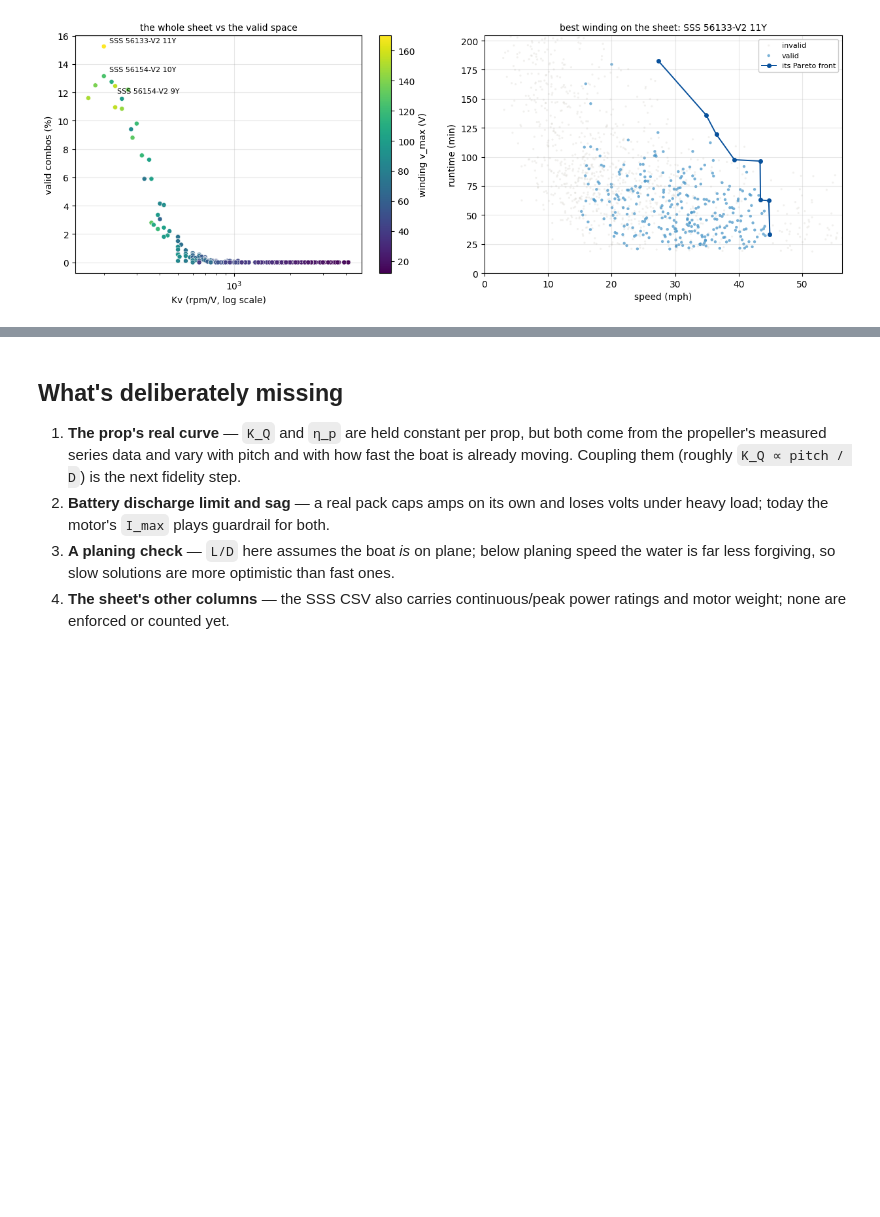
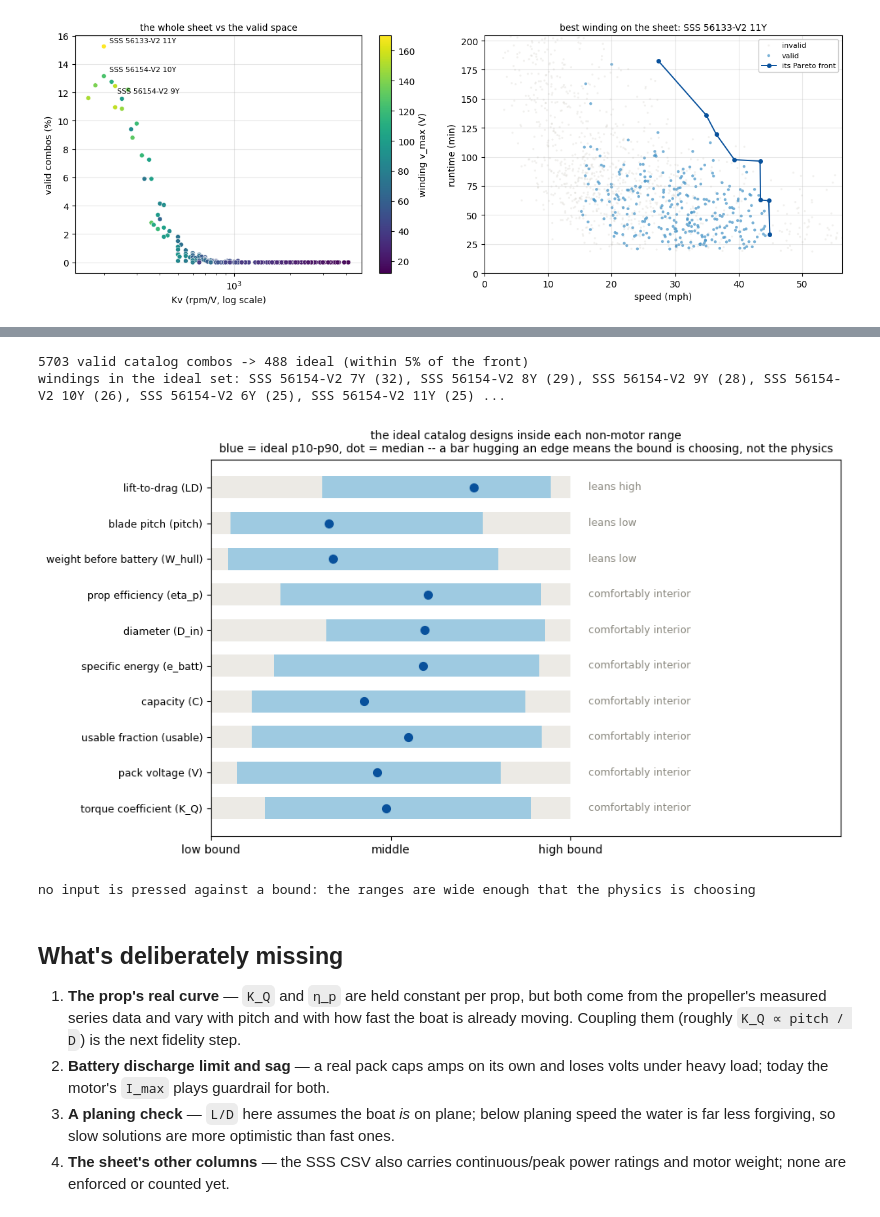
Before and after one commit to MarMar888/hav, a Jupyter notebook: optimization/willmarley.ipynb, the cells around one changed output, grey strips where cells are left out. Saved outputs shown, nothing was run; the diff lists cells and outputs as text; code cells hidden in the pictures; blank space fills up the shorter version.

```diff
--- a/optimization/willmarley.ipynb
+++ b/optimization/willmarley.ipynb
@@ -714,13 +714,16 @@ def run_winding(m):
                    and r["W"] <= REQS["max_weight_lb"] and r["eff"] >= SANITY["min_motor_eff"]
                    and r["slip"] >= SANITY["min_slip"] and r["mph"] <= SANITY["max_speed_mph"]
                    and r["rpm"] <= m["max_rpm"])
+        r["inputs"] = p  # the non-motor inputs actually used (V after the v_max clamp)
         res.append(r)
     return res
 
-summary = []
+summary, CAT_VALID = [], []
 for m in CATALOG:
     res = run_winding(m)
     ok = [r for r in res if r["ok"]]
+    for r in ok:
+        CAT_VALID.append(dict(name=m["name"], mph=r["mph"], minutes=r["minutes"], inputs=r["inputs"]))
     summary.append(dict(m=m, frac=len(ok) / Nm,
                         best_mph=max((r["mph"] for r in ok), default=float("nan")),
                         best_min=max((r["minutes"] for r in ok), default=float("nan"))))
@@ -797,3 +811,69 @@ plt.tight_layout(); plt.show()
+# %%
+from collections import Counter
+
+mph_a = np.array([d["mph"] for d in CAT_VALID])
+min_a = np.array([d["minutes"] for d in CAT_VALID])
+EPS = 1.05
+ideal_mask = np.array([not np.any((mph_a >= m * EPS) & (min_a >= t * EPS))
+                       for m, t in zip(mph_a, min_a)])
+IDEAL = [d for d, keep in zip(CAT_VALID, ideal_mask) if keep]
+print(f"{len(CAT_VALID)} valid catalog combos -> {len(IDEAL)} ideal (within 5% of the front)")
+mix = Counter(d["name"] for d in IDEAL).most_common()
+print("windings in the ideal set: " + ", ".join(f"{n} ({c})" for n, c in mix[:6])
+      + (" ..." if len(mix) > 6 else ""))
+print()
+
+rows = []
+for k in NON_MOTOR:
+    lo, hi = BOUNDS[k]
+    pos = np.array([(d["inputs"][k] - lo) / (hi - lo) for d in IDEAL])
+    q10, q50, q90 = np.percentile(pos, [10, 50, 90])
+    rows.append((k, q10, q50, q90))
+rows.sort(key=lambda r: abs(r[2] - 0.5), reverse=True)
+
+def verdict(q50):
+    if q50 >= 0.8: return "pressed at the UPPER bound", True
+    if q50 <= 0.2: return "pressed at the LOWER bound", True
+    if q50 >= 0.65: return "leans high", False
+    if q50 <= 0.35: return "leans low", False
+    return "comfortably interior", False
+
+fig, ax = plt.subplots(figsize=(10, 5.5))
+for i, (k, q10, q50, q90) in enumerate(rows):
+    y = len(rows) - 1 - i
+    ax.barh(y, 1.0, left=0, height=0.62, color="#eceae5", zorder=1)
+    ax.barh(y, q90 - q10, left=q10, height=0.62, color="#9ecae1", zorder=2)
+    ax.plot(q50, y, "o", color="#08519c", ms=7, zorder=3)
+    text, pinned = verdict(q50)
+    ax.text(1.05, y, text, va="center", fontsize=9,
+            color="#1a1a19" if pinned else "#8a887f",
+            fontweight="bold" if pinned else "normal")
+ax.set_yticks([len(rows) - 1 - i for i in range(len(rows))])
+ax.set_yticklabels([f"{LABELS[k]} ({k})" for k, *_ in rows], fontsize=9)
+ax.set_xlim(0, 1.75); ax.set_xticks([0, 0.5, 1.0])
+ax.set_xticklabels(["low bound", "middle", "high bound"])
+ax.set_title("the ideal catalog designs inside each non-motor range\nblue = ideal p10-p90, dot = median -- a bar hugging an edge means the bound is choosing, not the physics",
+             fontsize=10)
+plt.tight_layout(); plt.show()
+
+print()
+pinned_any = False
+for k, q10, q50, q90 in rows:
+    text, pinned = verdict(q50)
+    if pinned:
+        pinned_any = True
+        lo, hi = BOUNDS[k]
+        med_val = lo + q50 * (hi - lo)
+        side = "upper" if q50 >= 0.8 else "lower"
+        print(f"{LABELS[k]} ({k}): ideal median {med_val:.3g} {UNITS[k]} -> hugging the {side} "
+              f"bound ({lo:g}..{hi:g}): widen it if it was a guess, or buy the bound if it's real")
+if not pinned_any:
+    print("no input is pressed against a bound: the ranges are wide enough that the physics is choosing")
+# %% [output]
+5703 valid catalog combos -> 488 ideal (within 5% of the front)
+windings in the ideal set: SSS 56154-V2 7Y (32), SSS 56154-V2 8Y (29), SSS 56154-V2 9Y (28), SSS 56154-V2 10Y (26), SSS 56154-V2 6Y (25), SSS 56154-V2 11Y (25) ...
+[figure, added]
+no input is pressed against a bound: the ranges are wide enough that the physics is choosing
 # %% [markdown]
 ## What's deliberately missing
 
```
Also changed, not shown: parts of 1 cell of this notebook, 3 other files.
